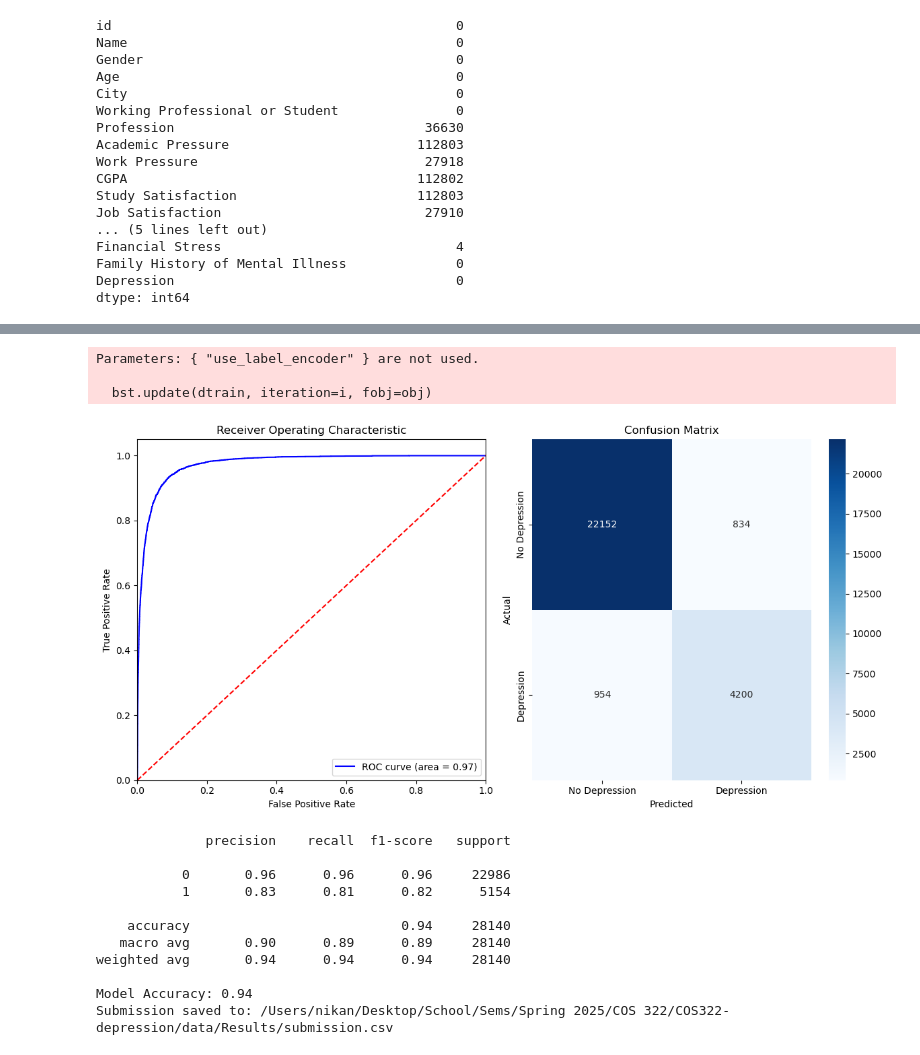
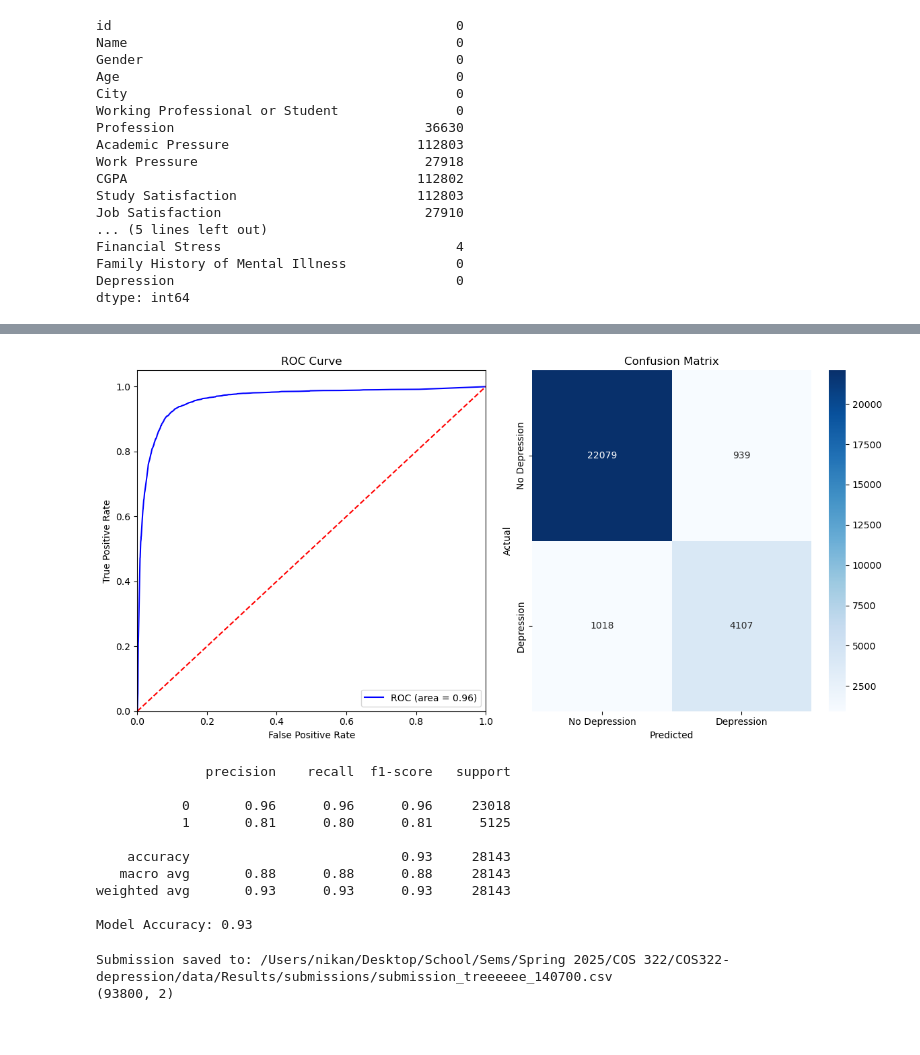
Before and after one commit to nikankad/COS322-depression, a Jupyter notebook: src/main.ipynb, the cells around one changed output, grey strips where cells are left out. Cells and saved outputs as stored; diff of their text form; code cells hidden in the pictures.

```diff
--- a/src/main.ipynb
+++ b/src/main.ipynb
@@ -103,28 +99,41 @@ df
+# %%
+from OurModels import DecisionTreeClassifierModel
+model = DecisionTreeClassifierModel()
+results = model.train(df)
+# model.optimize(df)
+model.report()
+# %% [output]
+[figure, added]
+              precision    recall  f1-score   support
+
+           0       0.96      0.96      0.96     23018
+           1       0.81      0.80      0.81      5125
+
+    accuracy                           0.93     28143
+   macro avg       0.88      0.88      0.88     28143
+weighted avg       0.93      0.93      0.93     28143
+
+Model Accuracy: 0.93
+# %%
+newdf = pd.read_csv(os.environ['TEST_LOCATION'])
+newdf = preprocessing(newdf)
+
+test = model.predict(newdf)
+
+generate_submission(test, "treeeeee")
+print(test.shape)
+# %% [output]
+Submission saved to: /Users/nikan/Desktop/School/Sems/Spring 2025/COS 322/COS322-depression/data/Results/submissions/submission_treeeeee_140700.csv
+(93800, 2)
 # %%
 # print(test.shape)
 # %%
-from OurModels import XGBoostModel
-model = XGBoostModel()
-results = model.train(df)
-model.report(*results)
-newdf = preprocessing(pd.read_csv(os.environ['TEST_LOCATION']))
+# from OurModels import XGBoostModel
+# model = XGBoostModel()
+# results = model.train(df)
+# model.report(*results)
+# newdf = preprocessing(pd.read_csv(os.environ['TEST_LOCATION']))
 
-test = model.predict(newdf)
+# test = model.predict(newdf)
 
-generate_submission(test)
+# generate_submission(test, "XBG")
-# %% [output]
-Parameters: { "use_label_encoder" } are not used.
-
-  bst.update(dtrain, iteration=i, fobj=obj)
-[figure, removed]
-              precision    recall  f1-score   support
-
-           0       0.96      0.96      0.96     22986
-           1       0.83      0.81      0.82      5154
-
-    accuracy                           0.94     28140
-   macro avg       0.90      0.89      0.89     28140
-weighted avg       0.94      0.94      0.94     28140
-
-Model Accuracy: 0.94
-Submission saved to: /Users/nikan/Desktop/School/Sems/Spring 2025/COS 322/COS322-depression/data/Results/submission.csv
```
Also changed, not shown: parts of 4 cells of this notebook, 18 other files.
